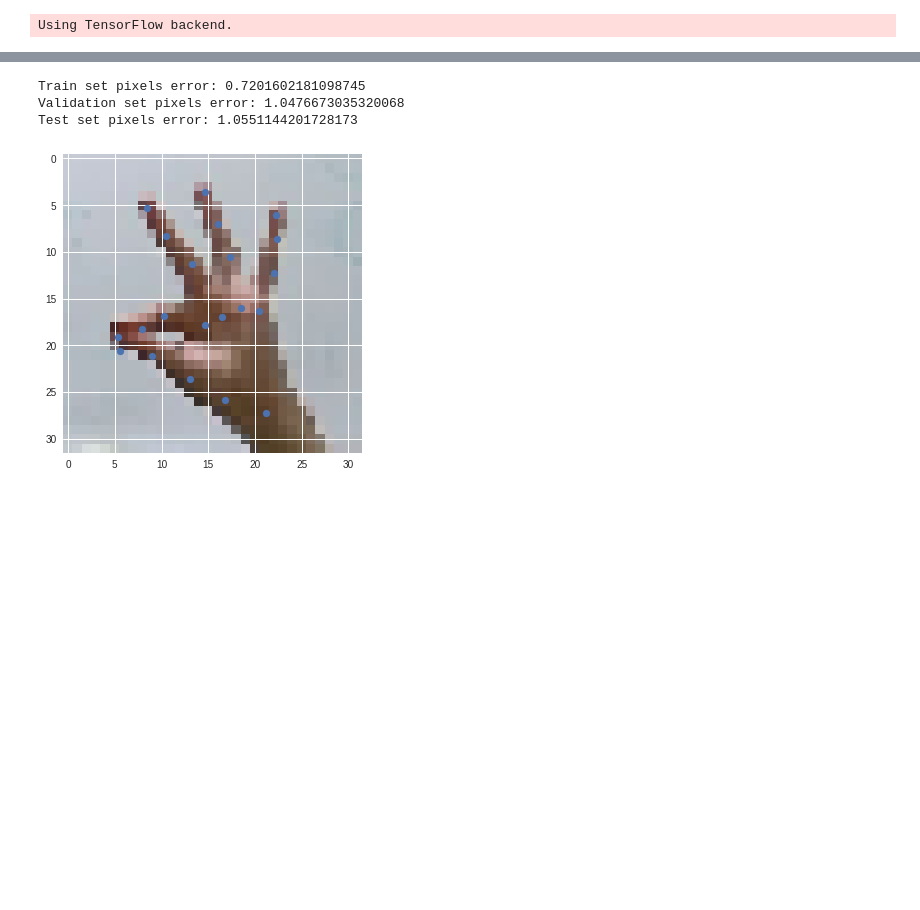
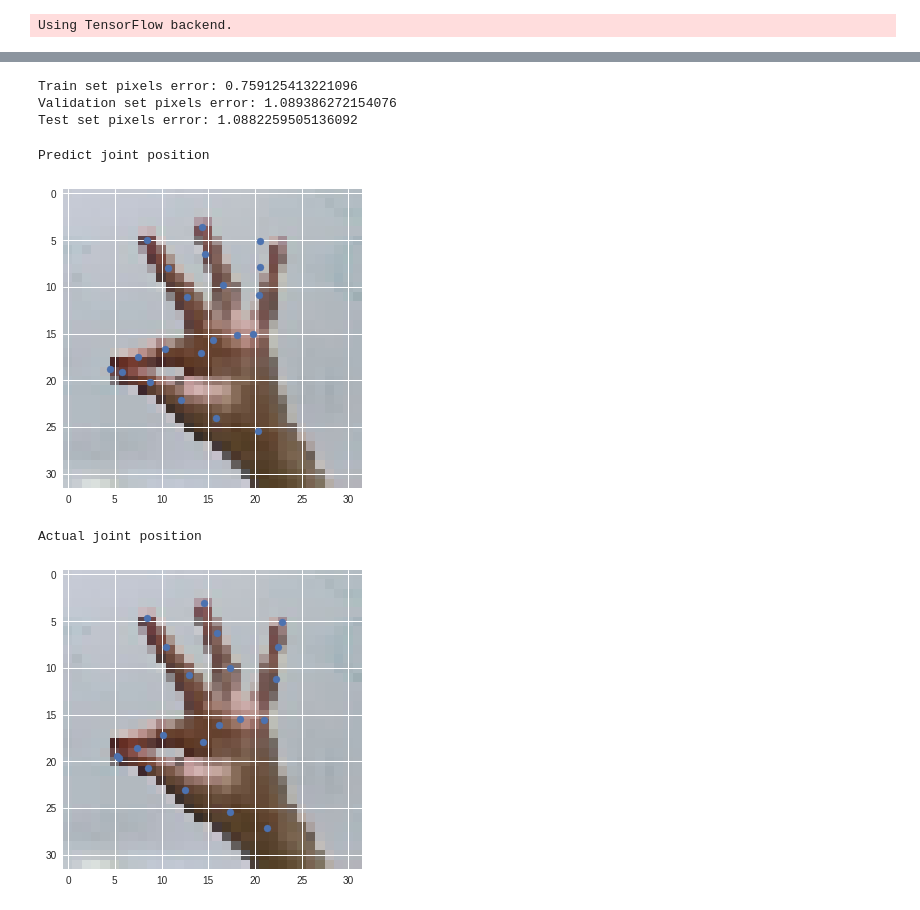
Before and after one commit to brian2213/MotionPrediction, a Jupyter notebook: hand pose estimation.ipynb, the cells around one changed output, grey strips where cells are left out. Drawn from its saved outputs; the diff is of its cells as text; code cells hidden in the pictures; blank space fills up the shorter version.

```diff
--- a/hand pose estimation.ipynb
+++ b/hand pose estimation.ipynb
@@ -138,7 +138,7 @@ model.fit(
     X_train,
     y_train,
     batch_size=100,
-    epochs=30,
+    epochs=50,
 )
 # %% [output]
 Train data shape:  (63000, 32, 32, 3)
@@ -195,19 +195,32 @@ print("Train set pixels error: %s"%(calculate_error(y_train,predictions_train)))
 print("Validation set pixels error: %s" % (calculate_error(y_val, predictions_val)))
 print("Test set pixels error: %s" % (calculate_error(y_test, predictions_test)))
 # %% [output]
-Train set pixels error: 0.7201602181098745
-Validation set pixels error: 1.0476673035320068
-Test set pixels error: 1.0551144201728173
+Train set pixels error: 0.759125413221096
+Validation set pixels error: 1.089386272154076
+Test set pixels error: 1.0882259505136092
 # %%
+
+print("Predict joint position")
 
 # data_file_name = json.load(open("data_file_name.json", 'r'))
 # demo_index = data_file_name.index('074_587_R')
 demo_index=1000
 demo = X_test[demo_index]
 
 out = predictions_test[demo_index]
 plt.imshow(cv2.cvtColor(X_test[demo_index], cv2.COLOR_BGR2RGB))
 plt.scatter(out[:, 1], out[:, 0])
 plt.show()
+
+print("Actual joint position")
+demo_index=demo_index+80000
+demo = data['data'][demo_index]
+
+plt.imshow(cv2.cvtColor(demo, cv2.COLOR_BGR2RGB))
+plt.scatter(data['label'][demo_index][:, 1], data['label'][demo_index][:, 0])
+plt.show()
 # %% [output]
+Predict joint position
-[figure, old version]
+[figure, new version]
+Actual joint position
+[figure, added]
```
Also changed, not shown: parts of 3 cells of this notebook.
